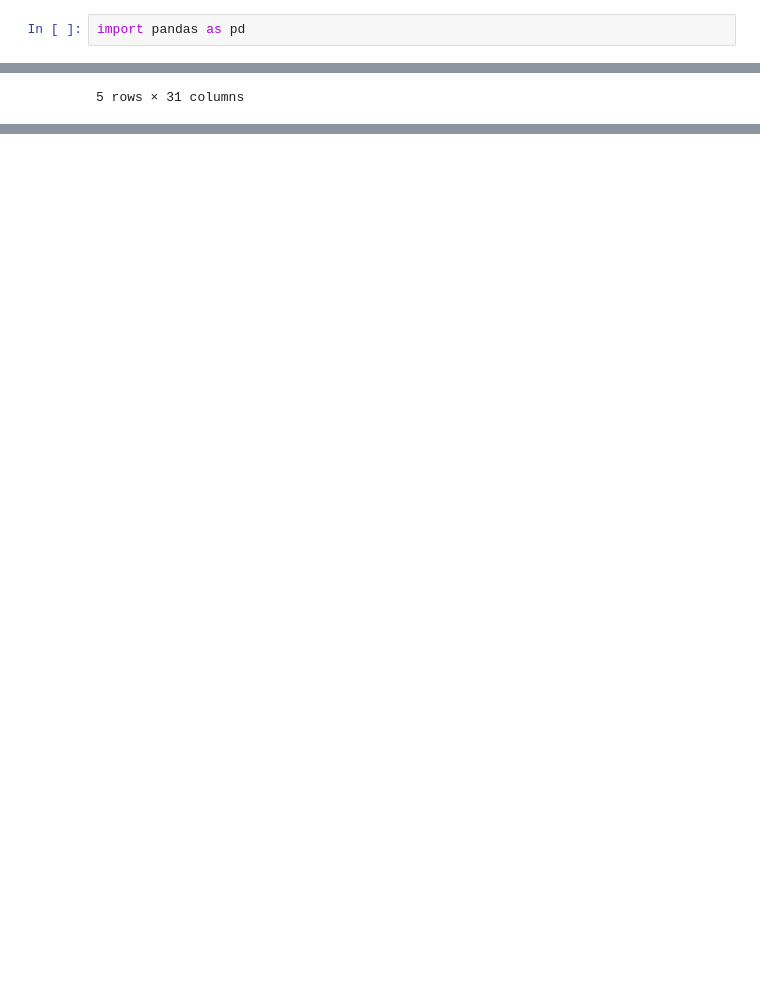
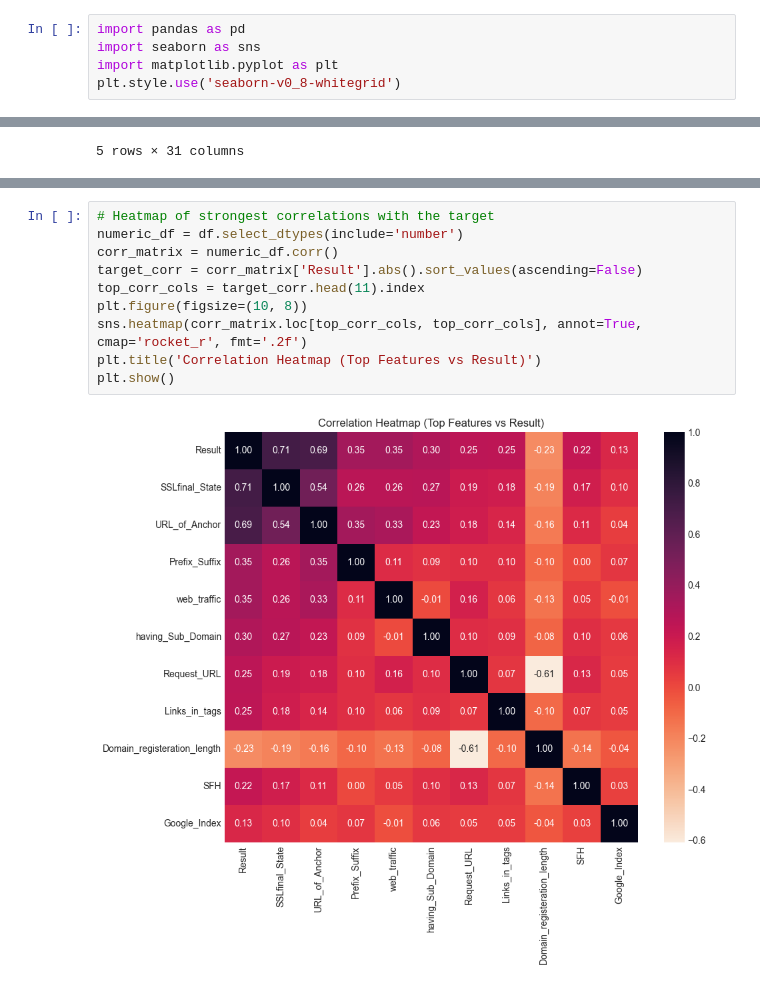
Before and after one commit to rahulsamant37/phising-detector, a Jupyter notebook: notebook/EDA.ipynb, the cells around one changed output, grey strips where cells are left out. Cells and saved outputs as stored; diff of their text form; blank space fills up the shorter version.

Commit message:
feat: Add exploratory plots and prep XGBoost labels in EDA notebook

```diff
--- a/notebook/EDA.ipynb
+++ b/notebook/EDA.ipynb
@@ -1,5 +1,8 @@
 # %%
 import pandas as pd
+import seaborn as sns
+import matplotlib.pyplot as plt
+plt.style.use('seaborn-v0_8-whitegrid')
 # %%
 df = pd.read_csv("phising.csv")
 df.head()
@@ -13,0 +297,12 @@ df.head()
+# %%
+# Heatmap of strongest correlations with the target
+numeric_df = df.select_dtypes(include='number')
+corr_matrix = numeric_df.corr()
+target_corr = corr_matrix['Result'].abs().sort_values(ascending=False)
+top_corr_cols = target_corr.head(11).index
+plt.figure(figsize=(10, 8))
+sns.heatmap(corr_matrix.loc[top_corr_cols, top_corr_cols], annot=True, cmap='rocket_r', fmt='.2f')
+plt.title('Correlation Heatmap (Top Features vs Result)')
+plt.show()
+# %% [output]
+[figure, added]
```
Also changed, not shown: parts of 27 cells of this notebook.
